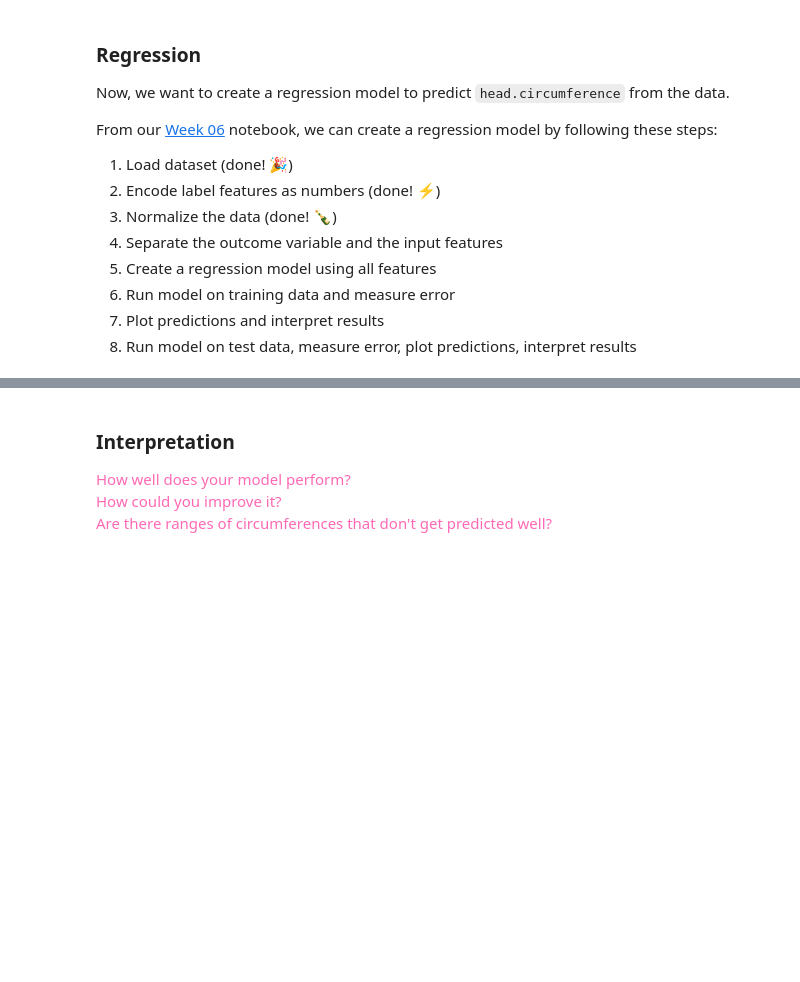
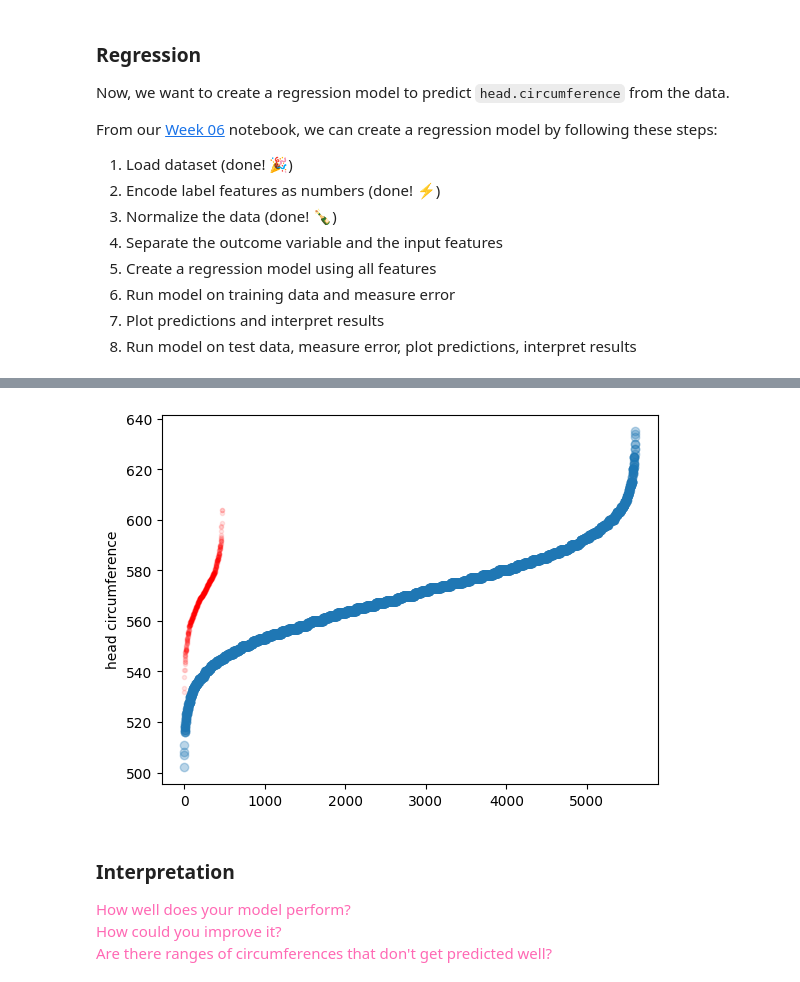
Before and after one commit to kaoriogawa-PSAM-5020-spring2026/Homework06, a Jupyter notebook: Homework06.ipynb, the cells around one changed output, grey strips where cells are left out. Drawn from its saved outputs; the diff is of its cells as text; code cells hidden in the pictures; blank space fills up the shorter version.

```diff
--- a/Homework06.ipynb
+++ b/Homework06.ipynb
@@ -226,7 +242,7 @@ ansur_test_df = pd.json_normalize(ansur_test_data)
 
 ansur_test_encoded_df = ansur_test_df.copy()
 
-g_vals = ansur_encoder.transform(ansur_test_df[["gender"]])
+g_vals = gender_encoder.transform(ansur_test_df[["gender"]])
 ansur_test_encoded_df[["gender"]] = g_vals
 
 ansur_test_scaled_df = ansur_scaler.transform(ansur_test_encoded_df)
@@ -239,3 +249,20 @@ ansur_test_scaled_df = ansur_scaler.transform(ansur_test_encoded_df)
+# %%
+## Run model on test data
+test_features_df = ansur_test_scaled_df.drop(columns=["head.circumference"])
+test_predict = head_cir_model.predict(test_features_df)
+
+## Measure error on test data
+test_error = regression_error(ansur_test_df["head.circumference"], test_predict)
+
+## Plot predictions and interpret results
+head_test_predicted = sorted(test_predict)
+
+plt.plot(head_original, marker='o', linestyle='', alpha=0.3)
+plt.plot(head_test_predicted, color='r', marker='o', markersize='3', linestyle='', alpha=0.1)
+plt.ylabel("head circumference")
+plt.show()
+# %% [output]
+[figure, added]
 # %% [markdown]
 ### Interpretation
 
```
Also changed, not shown: parts of 2 cells of this notebook.
